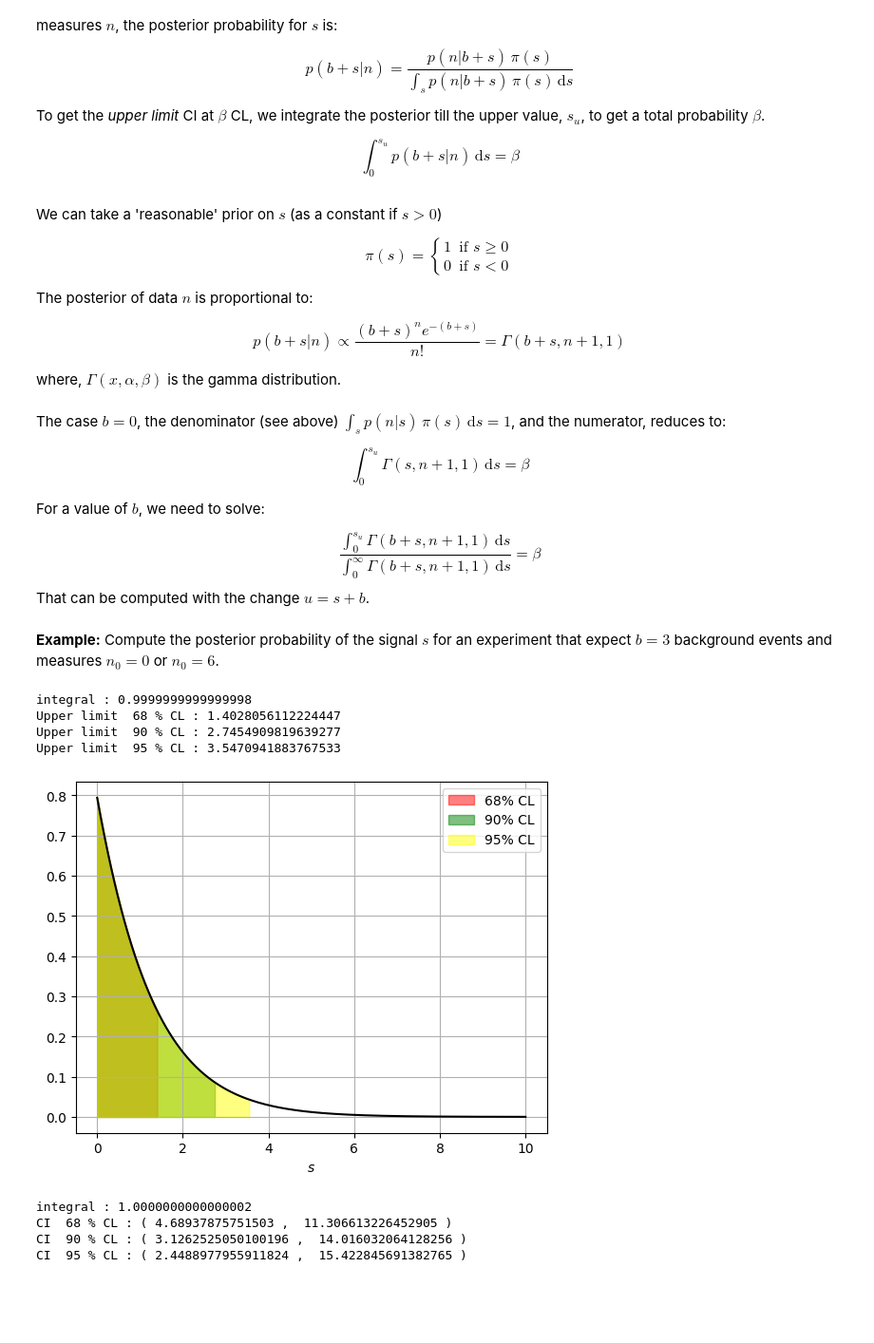
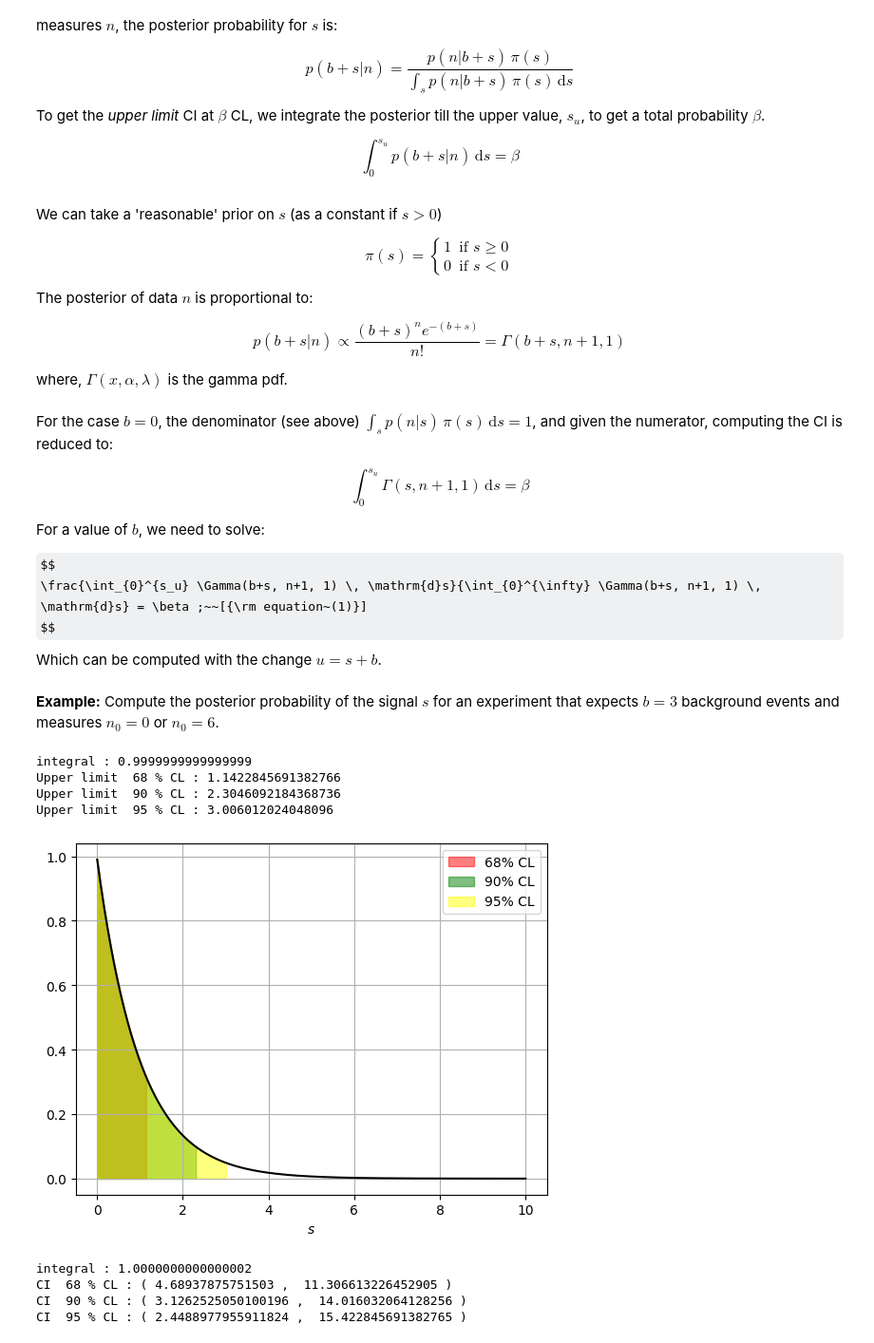
Before and after one commit to xabiercidvidal/USC-TA, a Jupyter notebook: ta_confidence_intervals.ipynb, the cells around one changed output. Shown at 95% size. Saved outputs shown, nothing was run; the diff lists cells and outputs as text; code cells hidden in the pictures; some formulas as TeX source; blank space fills up the shorter version.

```diff
--- a/ta_confidence_intervals.ipynb
+++ b/ta_confidence_intervals.ipynb
@@ -507,10 +526,10 @@ $$
 p(b + s | n) \propto \frac{(b+s)^n e^{-(b+s)}}{n!} = \Gamma(b+s,n+1,1)
 $$
 
-where, $\Gamma(x, \alpha, \beta)$ is the gamma distribution.
+where, $\Gamma(x, \alpha, \lambda)$ is the gamma pdf.
 # %% [markdown]
 
-The case $b=0$, the denominator (see above) $\int_s p(n |s) \, \pi(s) \, \mathrm{d}s =  1$, and the numerator, reduces to:
+For the case $b=0$, the denominator (see above) $\int_s p(n |s) \, \pi(s) \, \mathrm{d}s =  1$, and given the numerator, computing the CI is reduced to:
 
 $$
 \int_{0}^{s_u} \Gamma(s, n+1, 1) \, \mathrm{d}s = \beta
@@ -519,18 +538,39 @@ $$
 For a value of $b$, we need to solve:
 
 $$
-\frac{\int_{0}^{s_u} \Gamma(b+s, n+1, 1) \, \mathrm{d}s}{\int_{0}^{\infty} \Gamma(b+s, n+1, 1) \, \mathrm{d}s} = \beta
+\frac{\int_{0}^{s_u} \Gamma(b+s, n+1, 1) \, \mathrm{d}s}{\int_{0}^{\infty} \Gamma(b+s, n+1, 1) \, \mathrm{d}s} = \beta ;~~[{\rm equation~(1)}]
 $$
-That can be computed with the change $u=s+b$.
+Which can be computed with the change $u=s+b$.
 # %% [markdown]
-**Example:** Compute the posterior probability of the signal $s$ for an experiment that expect $b = 3$ background events and measures $n_0 = 0$ or $n_0 = 6$.
+**Example:** Compute the posterior probability of the signal $s$ for an experiment that expects $b = 3$ background events and measures $n_0 = 0$ or $n_0 = 6$.
+# %%
+def bayes_poisson_upper(b, x0, nmax = 10, nbins = 100):
+    ss = np.linspace(0., nmax, nbins)
+    ds = ss[1]-ss[0]
+    ## compute the probabilities for each s,nobs pair, and normalize them (use denominator of equation (1) above)
+    ys = np.array([stats.gamma.pdf(b + si, x0 +1) for si in ss])
+    norma = np.sum(ys*ds); ys = ys/norma
+    print('integral :', np.sum(ys)*ds)
+    plt.plot(ss, ys, color = 'black');
+    betas  = [0.68, 0.90, 0.95]
+    colors = ['red', 'green', 'yellow']
+    ## determine the value for which the cumulative probability reaches 68,90 or 95%
+    for i, beta in enumerate(betas):
+        nu = htcint.ciarray.upper(ss, ys, 1.- beta)
+        print('Upper limit ',str(int(100.*beta)), '% CL :', nu )
+        sel = (ss <= nu)
+        plt.fill_between(ss[sel], ys[sel], color = colors[i],
+                         alpha = 0.5, label = str(int(100*beta))+'% CL');
+    plt.legend(); plt.xlabel(r'$s$')
+    plt.grid()
+    return
 # %%
-b, n0 = 4., 1.
+b, n0 = 3., 0.
 nmax = 2.*(n0 + b)
-htexam.bayes_poisson_upper(b, n0, 10, 500);
+bayes_poisson_upper(b, n0, 10, 500);
 # %% [output]
-integral : 0.9999999999999998
-Upper limit  68 % CL : 1.4028056112224447
-Upper limit  90 % CL : 2.7454909819639277
-Upper limit  95 % CL : 3.5470941883767533
+integral : 0.9999999999999999
+Upper limit  68 % CL : 1.1422845691382766
+Upper limit  90 % CL : 2.3046092184368736
+Upper limit  95 % CL : 3.006012024048096
-[figure, old version]
+[figure, new version]
```
Also changed, not shown: parts of 21 cells of this notebook, 2 other files.
